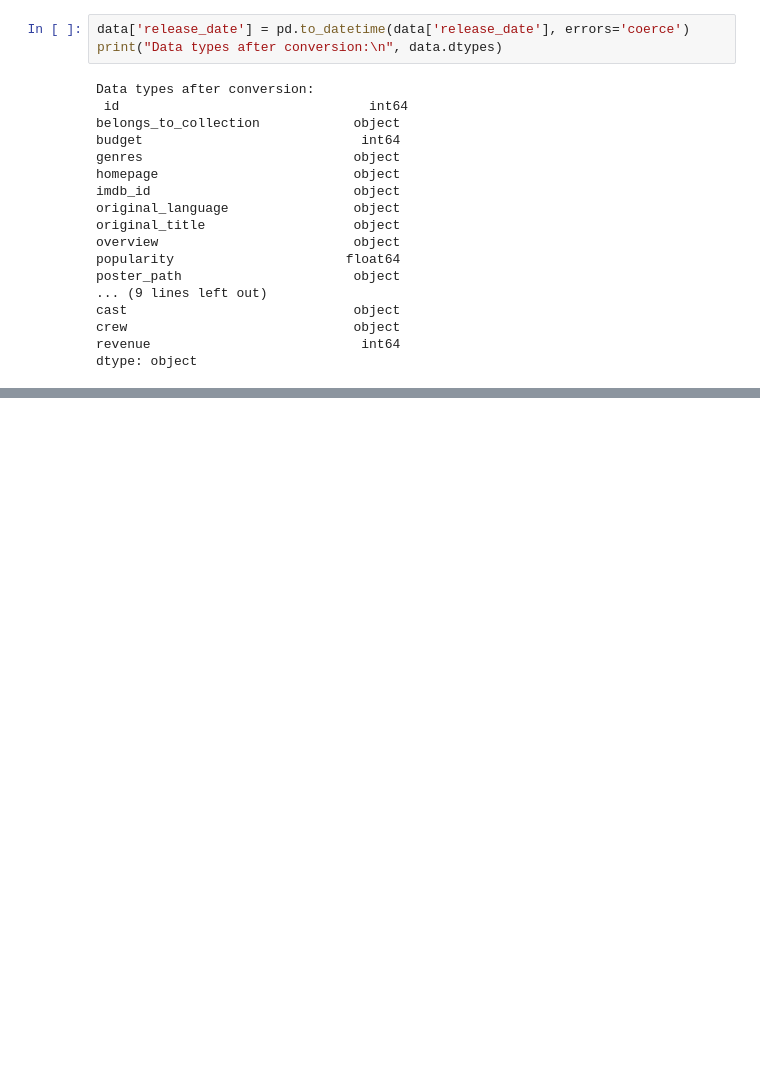
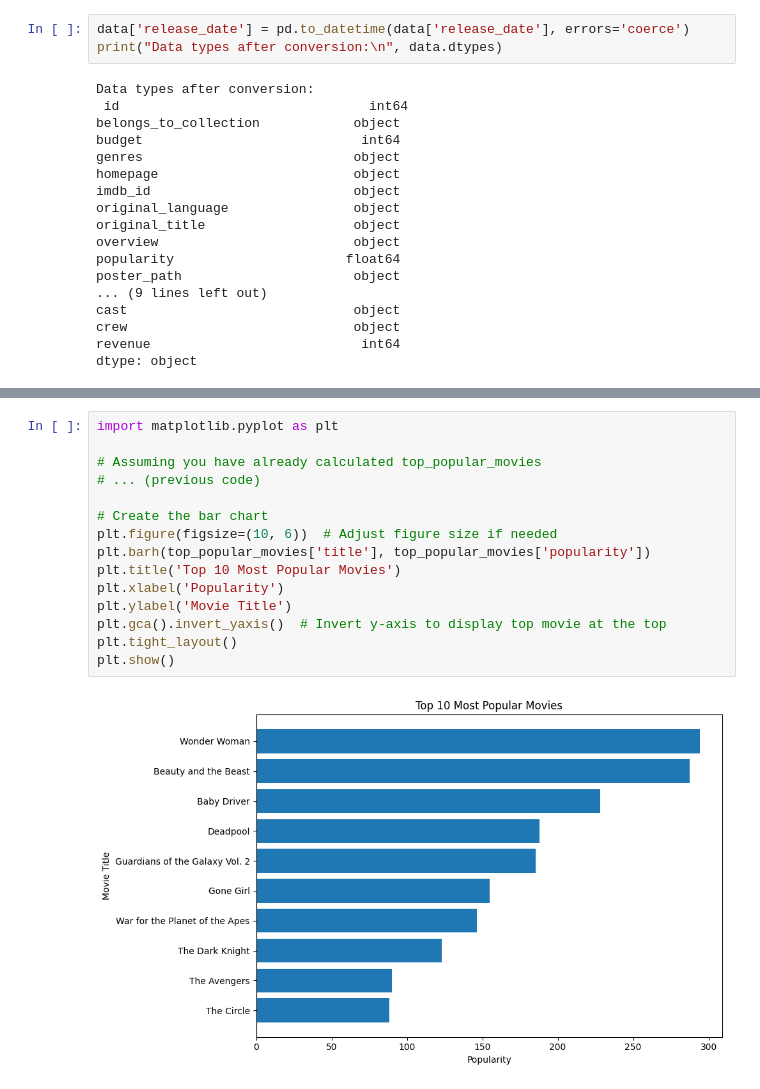
Before and after one commit to InsightByHarshit/IMDB-Data-Analysis, a Jupyter notebook: IMDB.ipynb, the cells around one changed output, grey strips where cells are left out. Drawn from its saved outputs; the diff is of its cells as text; blank space fills up the shorter version.

```diff
--- a/IMDB.ipynb
+++ b/IMDB.ipynb
@@ -292,0 +232,17 @@ KeyboardInterrupt:
+# %%
+import matplotlib.pyplot as plt
+
+# Assuming you have already calculated top_popular_movies
+# ... (previous code)
+
+# Create the bar chart
+plt.figure(figsize=(10, 6))  # Adjust figure size if needed
+plt.barh(top_popular_movies['title'], top_popular_movies['popularity'])
+plt.title('Top 10 Most Popular Movies')
+plt.xlabel('Popularity')
+plt.ylabel('Movie Title')
+plt.gca().invert_yaxis()  # Invert y-axis to display top movie at the top
+plt.tight_layout()
+plt.show()
+# %% [output]
+[figure, added]
```
Also changed, not shown: parts of 18 cells of this notebook.
